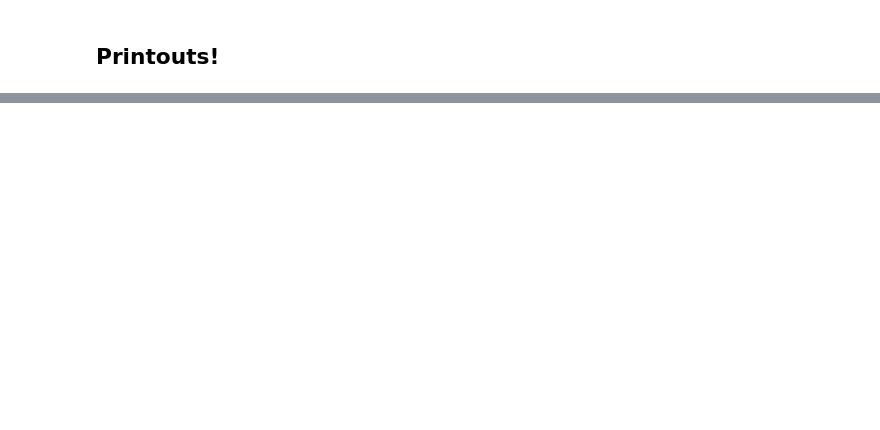
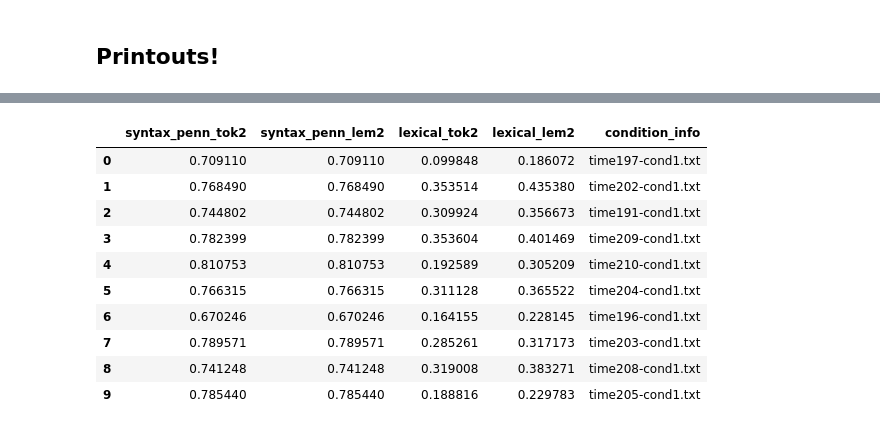
Before and after one commit to nickduran/align-linguistic-alignment, a Jupyter notebook: ALIGN_MASTER.ipynb, the cells around one changed output, grey strips where cells are left out. Saved outputs shown, nothing was run; the diff lists cells and outputs as text; code cells hidden in the pictures; blank space fills up the shorter version.

```diff
--- a/ALIGN_MASTER.ipynb
+++ b/ALIGN_MASTER.ipynb
@@ -1991,3 +2013,15 @@ end - start_phase1
 # %%
-# convo_real.head(10)
+convo_real.head(10)
+# %% [output]
+|  | syntax_penn_tok2 | syntax_penn_lem2 | lexical_tok2 | lexical_lem2 | condition_info |
+| 0 | 0.709110 | 0.709110 | 0.099848 | 0.186072 | time197-cond1.txt |
+| 1 | 0.768490 | 0.768490 | 0.353514 | 0.435380 | time202-cond1.txt |
+| 2 | 0.744802 | 0.744802 | 0.309924 | 0.356673 | time191-cond1.txt |
+| 3 | 0.782399 | 0.782399 | 0.353604 | 0.401469 | time209-cond1.txt |
+| 4 | 0.810753 | 0.810753 | 0.192589 | 0.305209 | time210-cond1.txt |
+| 5 | 0.766315 | 0.766315 | 0.311128 | 0.365522 | time204-cond1.txt |
+| 6 | 0.670246 | 0.670246 | 0.164155 | 0.228145 | time196-cond1.txt |
+| 7 | 0.789571 | 0.789571 | 0.285261 | 0.317173 | time203-cond1.txt |
+| 8 | 0.741248 | 0.741248 | 0.319008 | 0.383271 | time208-cond1.txt |
+| 9 | 0.785440 | 0.785440 | 0.188816 | 0.229783 | time205-cond1.txt |
 # %%
```
Also changed, not shown: parts of 43 cells of this notebook.
